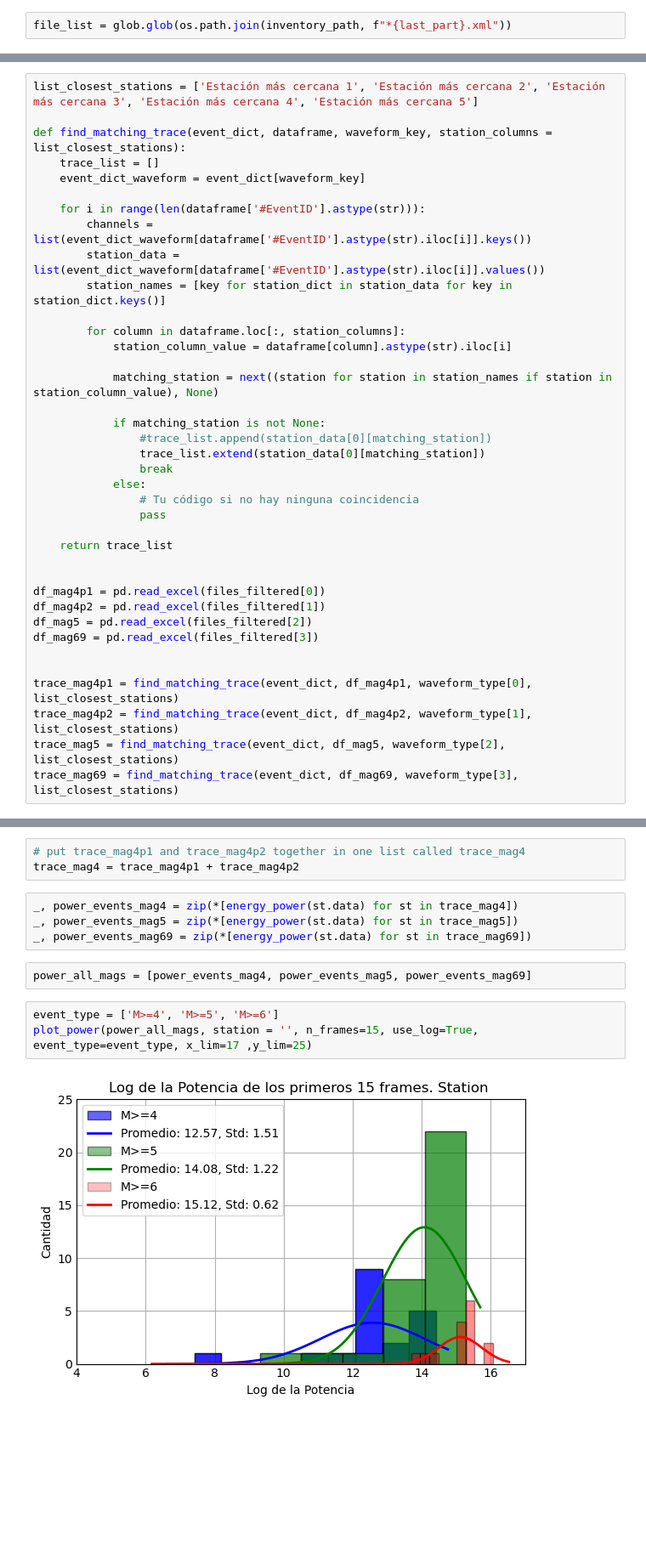
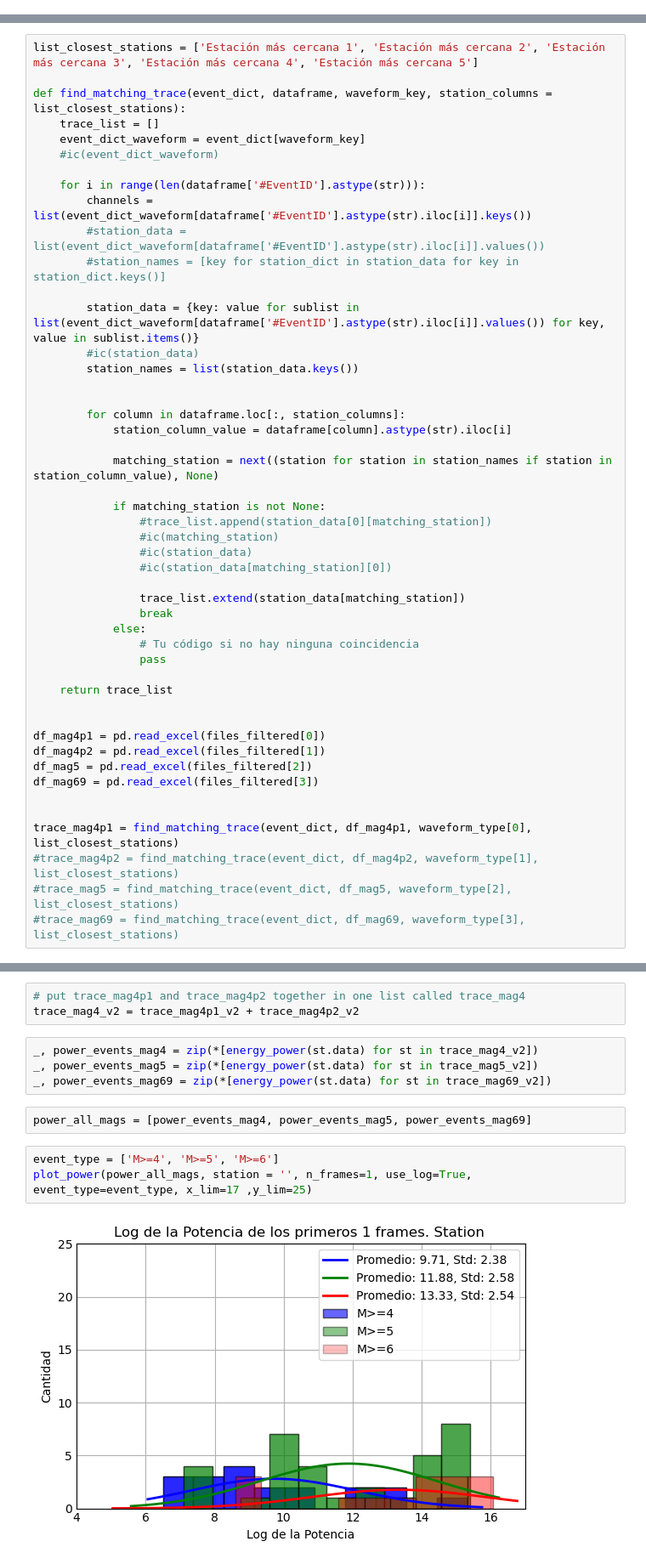
Before and after one commit to simonvidal99/Trigger, a Jupyter notebook: newdbprocessing.ipynb, the cells around one changed output, grey strips where cells are left out. Shown at 85% size. Drawn from its saved outputs; the diff is of its cells as text; blank space fills up the shorter version.

```diff
--- a/newdbprocessing.ipynb
+++ b/newdbprocessing.ipynb
@@ -83,4 +83,2 @@ folders_signals
 # %% [markdown]
 Esta función se puede/debe optimizar. Usando os.walk probablemente sale más rápido. No sé si existe alguna forma de hacerla más generalizable eso si
-# %%
-file_list = glob.glob(os.path.join(inventory_path, f"*{last_part}.xml"))
@@ -305,11 +313,17 @@ list_closest_stations = ['Estación más cercana 1', 'Estación más cercana 2',
 def find_matching_trace(event_dict, dataframe, waveform_key, station_columns = list_closest_stations):
     trace_list = []
     event_dict_waveform = event_dict[waveform_key]
+    #ic(event_dict_waveform)
 
     for i in range(len(dataframe['#EventID'].astype(str))):
         channels = list(event_dict_waveform[dataframe['#EventID'].astype(str).iloc[i]].keys())
-        station_data = list(event_dict_waveform[dataframe['#EventID'].astype(str).iloc[i]].values())
-        station_names = [key for station_dict in station_data for key in station_dict.keys()]
+        #station_data = list(event_dict_waveform[dataframe['#EventID'].astype(str).iloc[i]].values())
+        #station_names = [key for station_dict in station_data for key in station_dict.keys()]
+
+        station_data = {key: value for sublist in list(event_dict_waveform[dataframe['#EventID'].astype(str).iloc[i]].values()) for key, value in sublist.items()}
+        #ic(station_data)
+        station_names = list(station_data.keys())
+
 
         for column in dataframe.loc[:, station_columns]:
             station_column_value = dataframe[column].astype(str).iloc[i]
@@ -318,7 +332,11 @@ def find_matching_trace(event_dict, dataframe, waveform_key, station_columns = l
 
             if matching_station is not None:
                 #trace_list.append(station_data[0][matching_station])
-                trace_list.extend(station_data[0][matching_station])
+                #ic(matching_station)
+                #ic(station_data)
+                #ic(station_data[matching_station][0])
+
+                trace_list.extend(station_data[matching_station])
                 break
             else:
                 # Tu código si no hay ninguna coincidencia
@@ -334,6 +352,6 @@ df_mag69 = pd.read_excel(files_filtered[3])
 
 
 trace_mag4p1 = find_matching_trace(event_dict, df_mag4p1, waveform_type[0], list_closest_stations)
-trace_mag4p2 = find_matching_trace(event_dict, df_mag4p2, waveform_type[1], list_closest_stations)
-trace_mag5 = find_matching_trace(event_dict, df_mag5, waveform_type[2], list_closest_stations)
-trace_mag69 = find_matching_trace(event_dict, df_mag69, waveform_type[3], list_closest_stations)
+#trace_mag4p2 = find_matching_trace(event_dict, df_mag4p2, waveform_type[1], list_closest_stations)
+#trace_mag5 = find_matching_trace(event_dict, df_mag5, waveform_type[2], list_closest_stations)
+#trace_mag69 = find_matching_trace(event_dict, df_mag69, waveform_type[3], list_closest_stations)
@@ -340,17 +397,17 @@ trace_mag69 = find_matching_trace(event_dict, df_mag69, waveform_type[3], list_c
 # %%
 # put trace_mag4p1 and trace_mag4p2 together in one list called trace_mag4
-trace_mag4 = trace_mag4p1 + trace_mag4p2
+trace_mag4_v2 = trace_mag4p1_v2 + trace_mag4p2_v2
 # %%
-_, power_events_mag4 = zip(*[energy_power(st.data) for st in trace_mag4])
-_, power_events_mag5 = zip(*[energy_power(st.data) for st in trace_mag5])
-_, power_events_mag69 = zip(*[energy_power(st.data) for st in trace_mag69])
+_, power_events_mag4 = zip(*[energy_power(st.data) for st in trace_mag4_v2])
+_, power_events_mag5 = zip(*[energy_power(st.data) for st in trace_mag5_v2])
+_, power_events_mag69 = zip(*[energy_power(st.data) for st in trace_mag69_v2])
 # %%
 power_all_mags = [power_events_mag4, power_events_mag5, power_events_mag69]
 # %%
 event_type = ['M>=4', 'M>=5', 'M>=6']
-plot_power(power_all_mags, station = '', n_frames=15, use_log=True, event_type=event_type, x_lim=17 ,y_lim=25)
+plot_power(power_all_mags, station = '', n_frames=1, use_log=True, event_type=event_type, x_lim=17 ,y_lim=25)
 # %% [output]
-[figure, old version]
+[figure, new version]
 # %%
 plot_power_each(power_events_mag4, station = '', n_frames=10, use_log = True)
 # %% [output]
```
Also changed, not shown: parts of 13 cells of this notebook, 11 other files.
